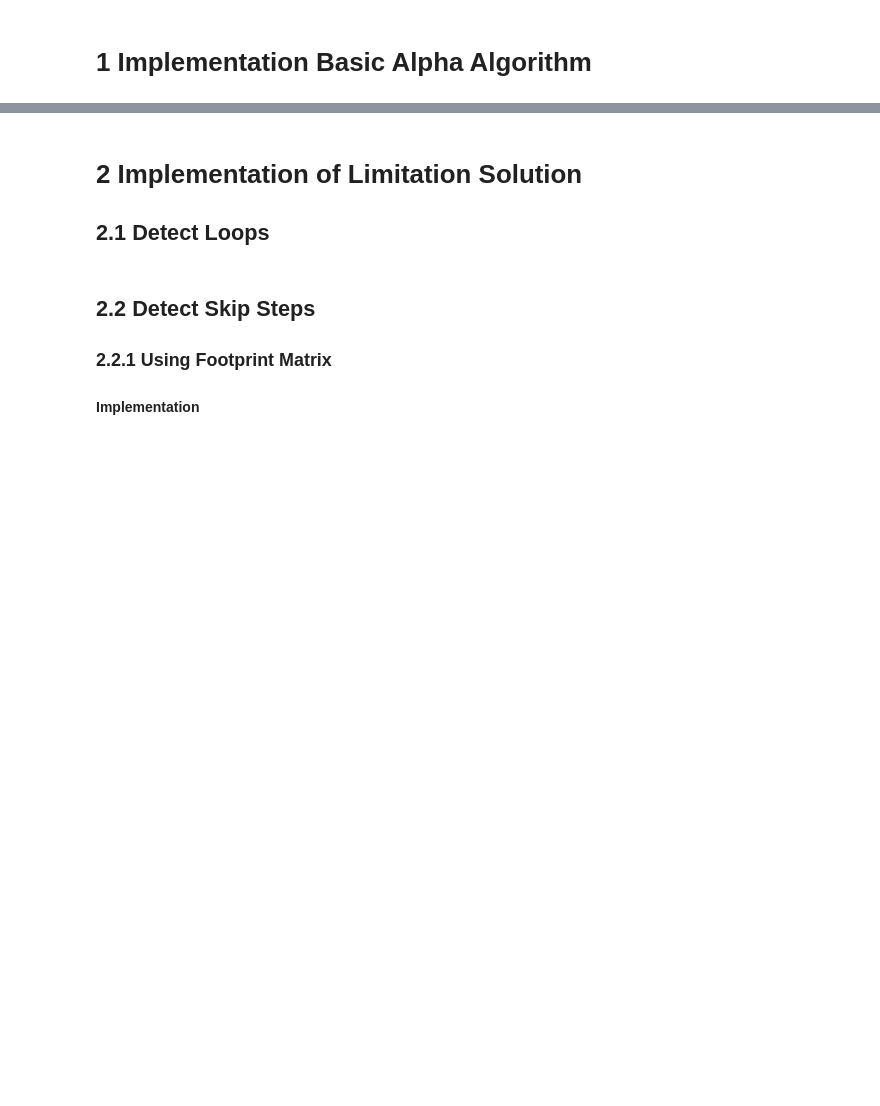
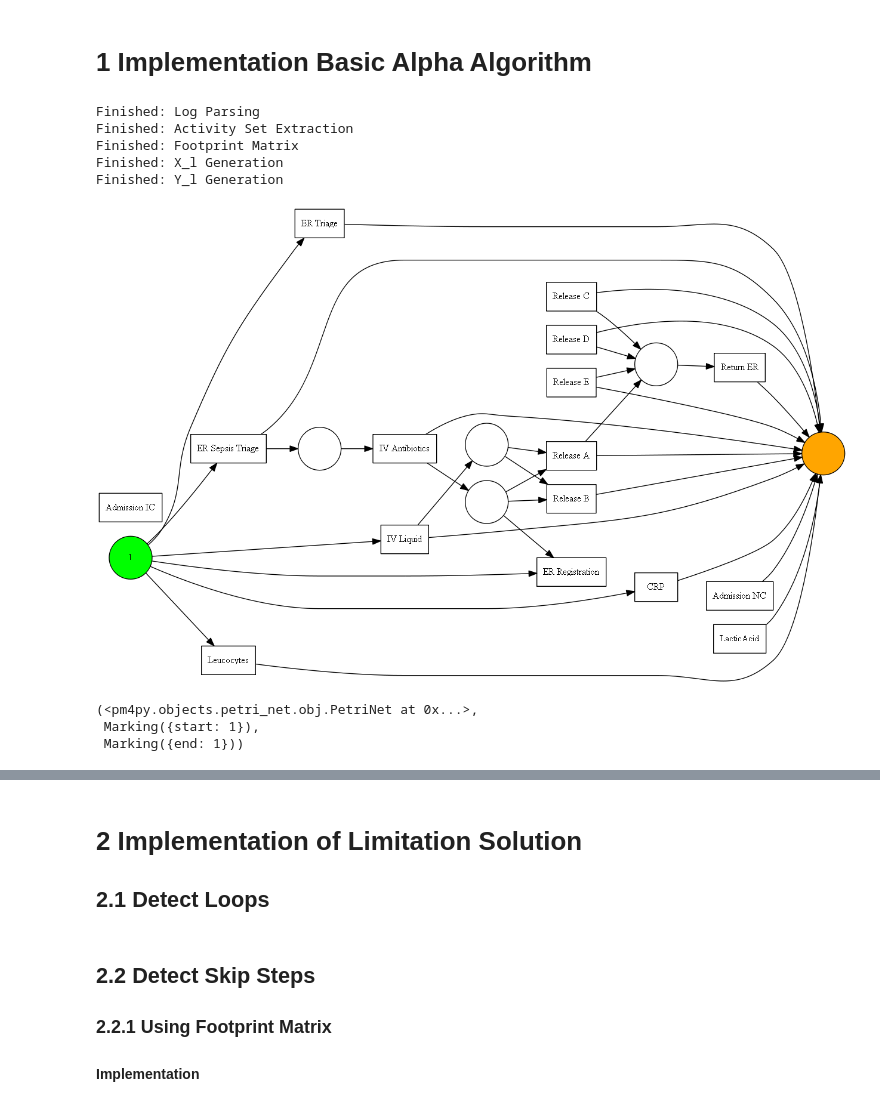
Before and after one commit to Janek7/alpha-miner-extension, a Jupyter notebook: AlphaMiner.ipynb, the cells around one changed output, grey strips where cells are left out. Drawn from its saved outputs; the diff is of its cells as text; code cells hidden in the pictures; blank space fills up the shorter version.

```diff
--- a/AlphaMiner.ipynb
+++ b/AlphaMiner.ipynb
@@ -229,38 +235,43 @@ class AlphaMiner:
 # %%
 # create miner
 am = AlphaMiner()
 
 """
 Below there are several manually created dummy logs (copied from the book)
 to test the algorithm. They can be passed on to the function call via the
 variable 'dummy_log=dl1' and an empty string for the actual log file.
 Alternatively, a regular log file can be passed on to the function.
 """
 
 # dummy logs (miner can handle 1-3, but produces wrong net for log 4 (loop of one))
 dl1 = [["a","b","c","d"],
        ["a","c","b","d"],
        ["a","e","d"]]
 dl2 = [["a","c","e","g"],
        ["a","e","c","g"],
        ["b","d","f","g"],
        ["b","f","d","g"]]
 dl3 = [["a","b","e","f"],
        ["a","b","e","c","d","b","f"],
        ["a","b","c","e","d","b","f"],
        ["a","b","c","d","e","b","f"],
        ["a","e","b","c","d","b","f"]]
 dl4 = [["a","c"],
        ["a","b","c"],
        ["a","b","b","c"],
        ["a","b","b","b","b","c"]]
 
-net, initial_marking, final_marking = am.apply_alpha_algorithm(log="sepsis.xes")
-#net, initial_marking, final_marking = am.apply_alpha_algorithm(log="")
-
-# visualize (TODO: create function for visualization)
-gviz = pn_visualizer.apply(net, initial_marking, final_marking)
-pn_visualizer.view(gviz)
+am.apply_alpha_algorithm(log="sepsis.xes")
+# %% [output]
+Finished: Log Parsing
+Finished: Activity Set Extraction
+Finished: Footprint Matrix
+Finished: X_l Generation
+Finished: Y_l Generation
+[figure, added]
+(<pm4py.objects.petri_net.obj.PetriNet at 0x...>,
+ Marking({start: 1}),
+ Marking({end: 1}))
 # %%
 """
 Below, the pre-implemented pm4py AlphaMiner is applied to the same test log.
```
Also changed, not shown: parts of 6 cells of this notebook.
